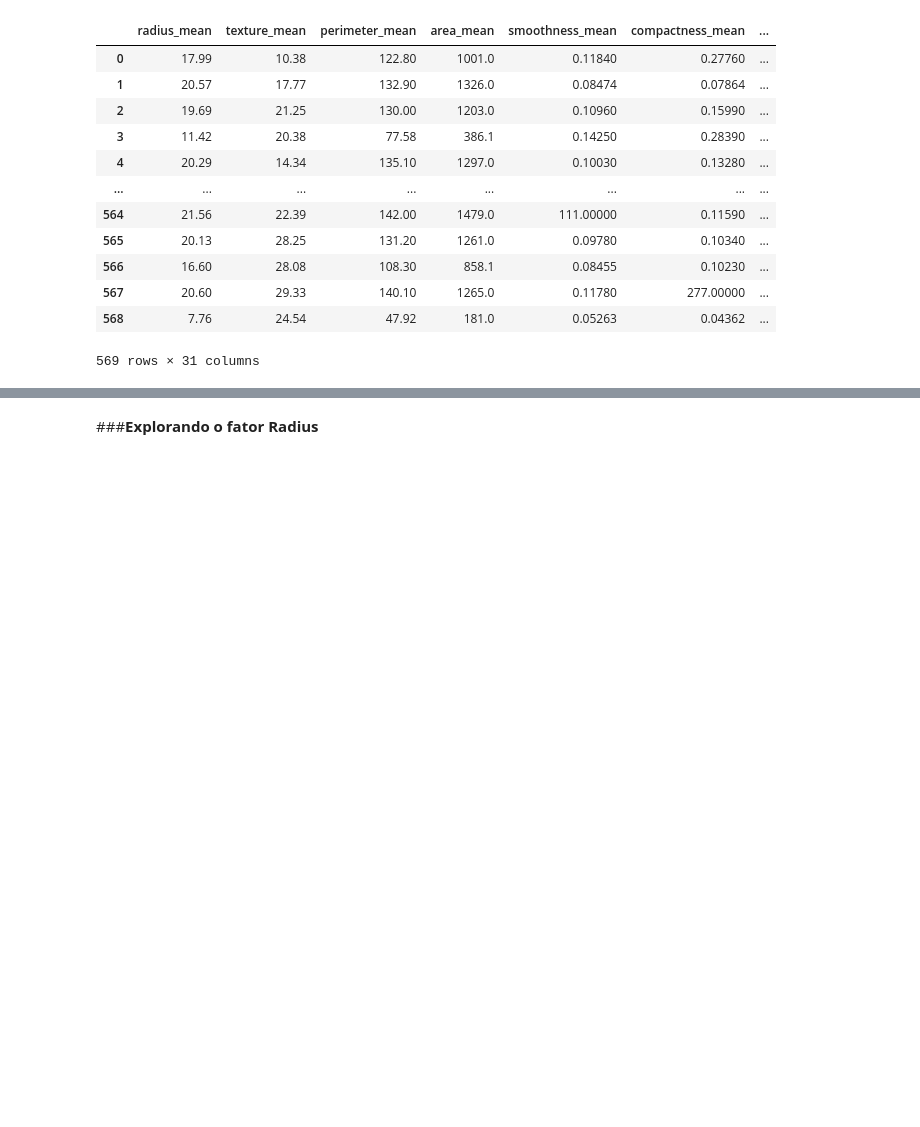
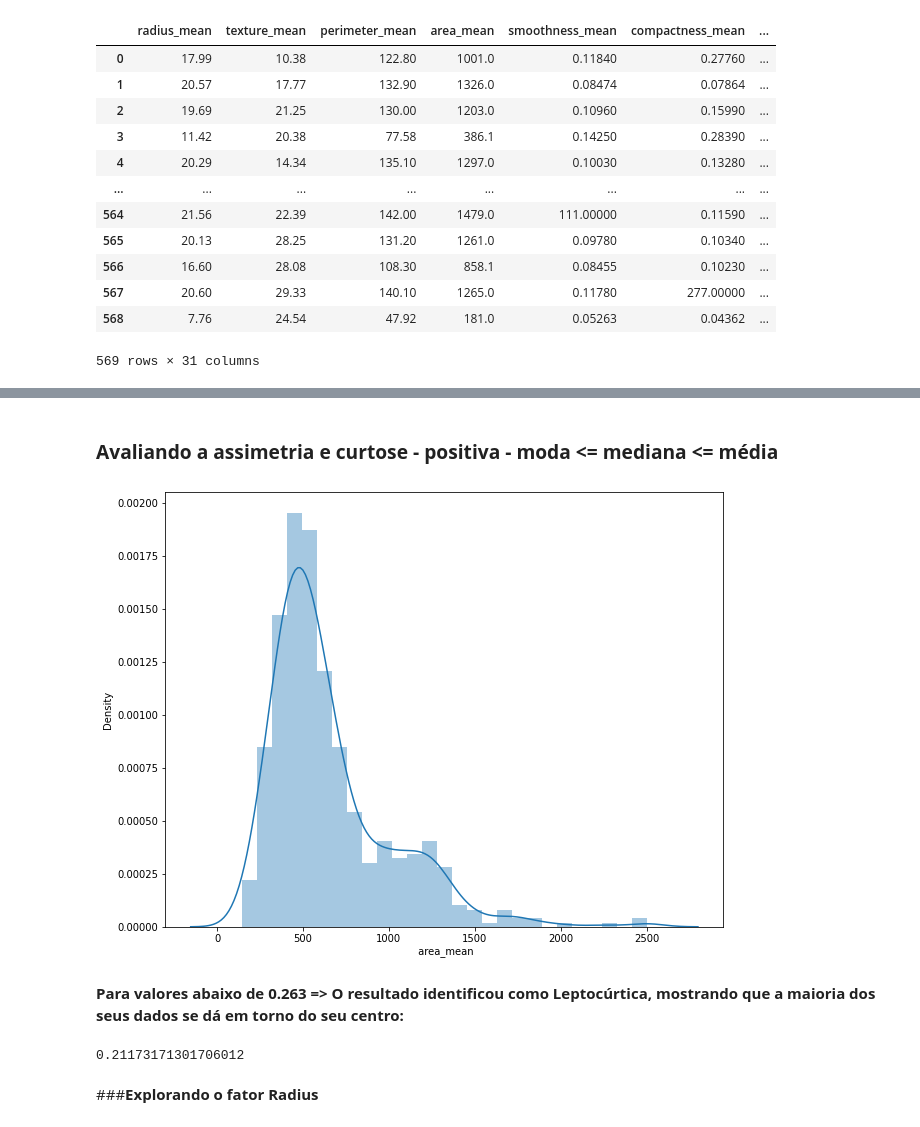
Before and after one commit to fabiobarreto-ds/data-analysis, a Jupyter notebook: 03-breast-cancer-EDA.ipynb, the cells around one changed output, grey strips where cells are left out. Cells and saved outputs as stored; diff of their text form; code cells hidden in the pictures; blank space fills up the shorter version.

```diff
--- a/03_breast_cancer_eda.ipynb
+++ b/03-breast-cancer-EDA.ipynb
@@ -188,3 +276,18 @@ Index([' radius_mean', ' texture_mean', ' perimeter_mean', ' area_mean',
+# %% [markdown]
+### **Avaliando a assimetria e curtose -  positiva -  moda <= mediana <= média**
+# %%
+plt.figure(figsize=(10,8))
+sns.distplot(df[" area_mean"]);
+# %% [output]
+[figure, added]
+# %% [markdown]
+**Para valores abaixo de 0.263 => O resultado identificou como Leptocúrtica, mostrando que a maioria dos seus dados se dá em torno do seu centro:**
+# %%
+Q10 = df[" area_mean"].quantile(q=0.1) # Décimo quartil
+Q90 = df[" area_mean"].quantile(q=0.9) # Nonagésimo quartil
+(Q3-Q1)/(2*(Q90-Q10))
+# %% [output]
+0.21173171301706012
 # %% [markdown]
 ###**Explorando o fator Radius**
 # %% [markdown]
```
Also changed, not shown: parts of 49 cells of this notebook.
